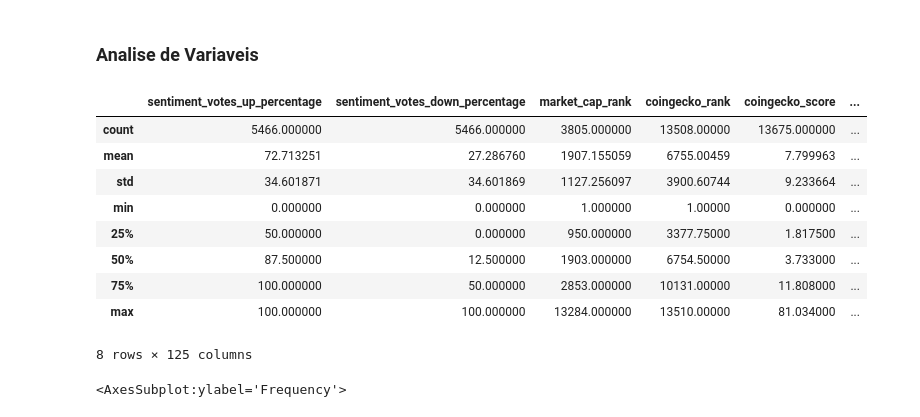
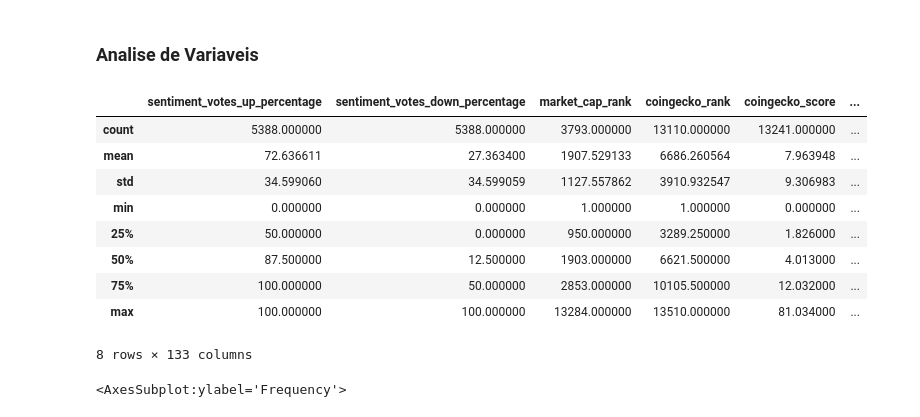
Before and after one commit to dmdp943/Web3-Project, a Jupyter notebook: notebooks/ModeloInicial-Leo.ipynb, the cells around one changed output. Saved outputs shown, nothing was run; the diff lists cells and outputs as text; code cells hidden in the pictures.

```diff
--- a/notebooks/ModeloInicial-Leo.ipynb
+++ b/notebooks/ModeloInicial-Leo.ipynb
@@ -107,21 +82,23 @@ df_completo_y = df_completo_categorias.merge(y_val, left_on='id', right_on='Unna
 df_completo_y.to_parquet("../coin_COMPLETO.parquet.gzip")
 # %% [markdown]
 ## Modelo de Regressao
+# %%
+df_completo_y = pd.read_parquet("../coin_COMPLETO.parquet.gzip")
 # %% [markdown]
 ###  Analise de Variaveis
 # %%
-df_completo_categorias.describe()
+df_completo_y.describe()
 # %% [output]
 |  | sentiment_votes_up_percentage | sentiment_votes_down_percentage | market_cap_rank | coingecko_rank | coingecko_score | ... |
-| count | 5466.000000 | 5466.000000 | 3805.000000 | 13508.00000 | 13675.000000 | ... |
-| mean | 72.713251 | 27.286760 | 1907.155059 | 6755.00459 | 7.799963 | ... |
-| std | 34.601871 | 34.601869 | 1127.256097 | 3900.60744 | 9.233664 | ... |
-| min | 0.000000 | 0.000000 | 1.000000 | 1.00000 | 0.000000 | ... |
-| 25% | 50.000000 | 0.000000 | 950.000000 | 3377.75000 | 1.817500 | ... |
-| 50% | 87.500000 | 12.500000 | 1903.000000 | 6754.50000 | 3.733000 | ... |
-| 75% | 100.000000 | 50.000000 | 2853.000000 | 10131.00000 | 11.808000 | ... |
-| max | 100.000000 | 100.000000 | 13284.000000 | 13510.00000 | 81.034000 | ... |
+| count | 5388.000000 | 5388.000000 | 3793.000000 | 13110.000000 | 13241.000000 | ... |
+| mean | 72.636611 | 27.363400 | 1907.529133 | 6686.260564 | 7.963948 | ... |
+| std | 34.599060 | 34.599059 | 1127.557862 | 3910.932547 | 9.306983 | ... |
+| min | 0.000000 | 0.000000 | 1.000000 | 1.000000 | 0.000000 | ... |
+| 25% | 50.000000 | 0.000000 | 950.000000 | 3289.250000 | 1.826000 | ... |
+| 50% | 87.500000 | 12.500000 | 1903.000000 | 6621.500000 | 4.013000 | ... |
+| 75% | 100.000000 | 50.000000 | 2853.000000 | 10105.500000 | 12.032000 | ... |
+| max | 100.000000 | 100.000000 | 13284.000000 | 13510.000000 | 81.034000 | ... |
-8 rows × 125 columns
+8 rows × 133 columns
 # %%
 df[df['coingecko_rank'] != 0]['coingecko_rank'].plot(kind='hist', bins=150)
 # %% [output]
```
Also changed, not shown: parts of 7 cells of this notebook, 1 other file.
